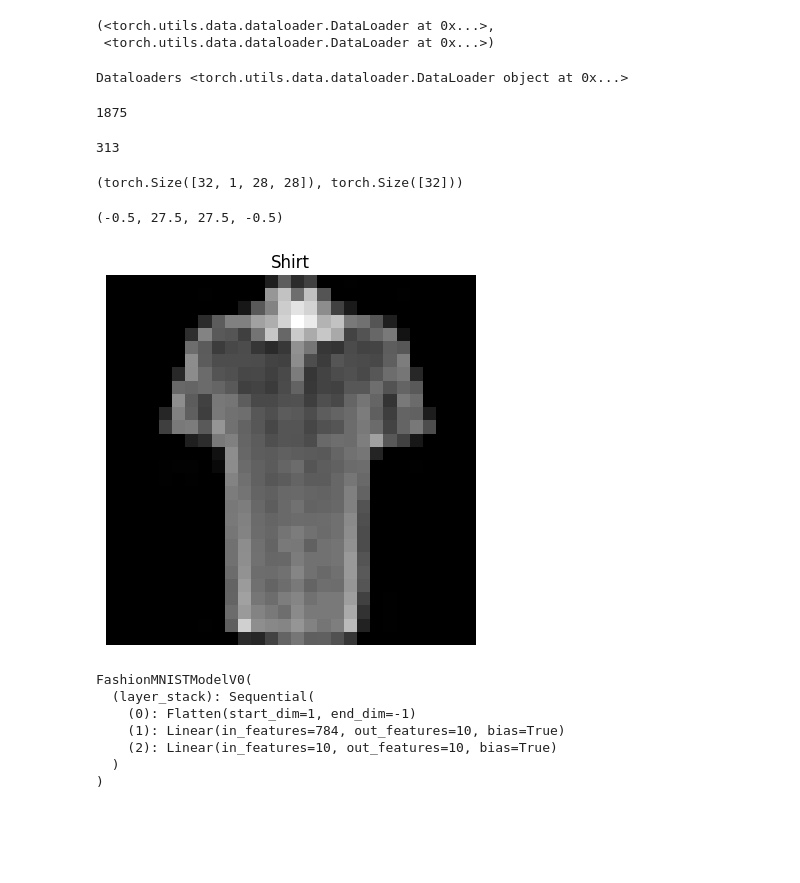
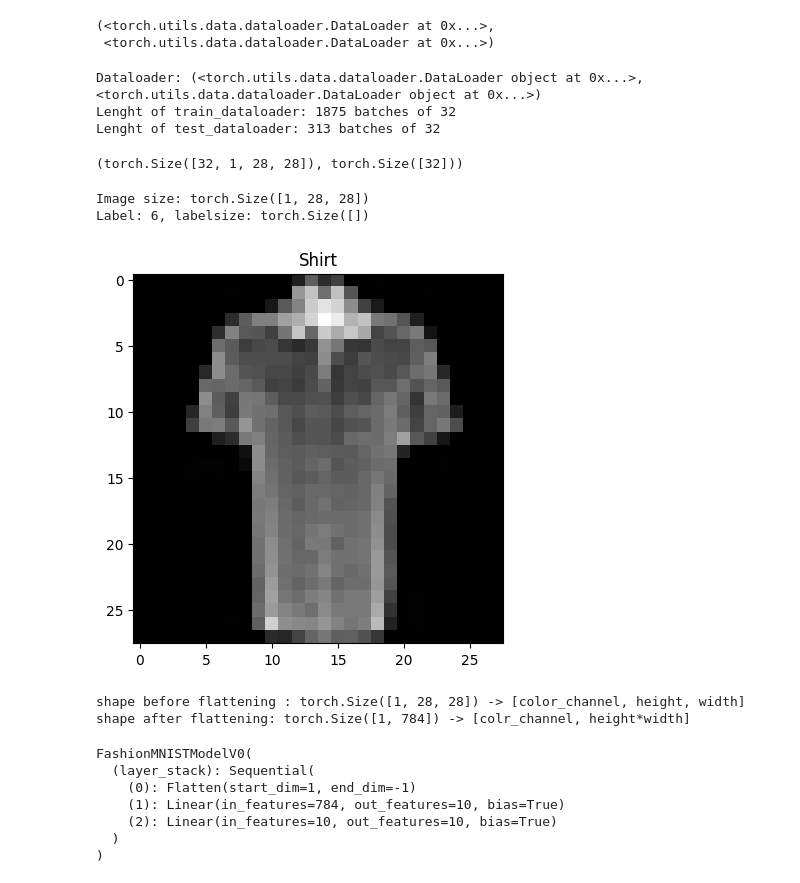
Before and after one commit to agoya27/Image-Classification-using-CNN, a Jupyter notebook: Image Classification using CNN.ipynb, the cells around one changed output. Saved outputs shown, nothing was run; the diff lists cells and outputs as text; code cells hidden in the pictures; blank space fills up the shorter version.

```diff
--- a/Image Classification using CNN.ipynb
+++ b/Image Classification using CNN.ipynb
@@ -55 +21,20 @@ Extracting data/FashionMNIST/raw/t10k-labels-idx1-ubyte.gz to data/FashionMNIST/
+# %%
+#Getting a dataset -> we will use fashion MNIST dataset
+
+#SETUP TRAINING DATA
+train_data = datasets.FashionMNIST(
+    root = "data", #where to download data to
+    train = True,  #do we want the training dataset
+    download = True,  #do we want to download data
+    transform = ToTensor(), #how do we want to transform the data
+    target_transform=None  #how do we want to transform the labels/target
+)
+
+test_data = datasets.FashionMNIST(
+    root = "data", #where to download data to
+    train = False,  #do we want the training dataset
+    download = True,  #do we want to download data
+    transform = ToTensor(), #how do we want to transform the data
+    target_transform=None  #how do we want to transform the labels/target
+)
 # %%
@@ -139,29 +135,25 @@ for i in range(1, rows*cols +1):
 # %% [output]
 [figure]
 # %%
-#PREPARE DATALOADER
-from torch.utils.data import dataloader
+#Prepare Dataloader -> DATALOADER CONVERTS OUR DATASET INTO A PYTHON ITERABLE, more specifically to break our data points into batches
+from torch.utils.data import DataLoader
 
 BATCH_SIZE = 32
 
-train_dataloader = dataloader.DataLoader(dataset = train_data, batch_size=BATCH_SIZE,shuffle=True)
-test_dataloader = dataloader.DataLoader(dataset = test_data, batch_size=BATCH_SIZE,shuffle=True)
+train_dataloader = DataLoader(dataset= train_data, batch_size= BATCH_SIZE, shuffle=True)
+
+test_dataloader = DataLoader(dataset=test_data,batch_size=BATCH_SIZE,shuffle=False)
 
 train_dataloader, test_dataloader
 # %% [output]
 (<torch.utils.data.dataloader.DataLoader at 0x...>,
  <torch.utils.data.dataloader.DataLoader at 0x...>)
-# %%
-#Let's check out what we have created
-print(f"Dataloaders { train_dataloader}")
-# %% [output]
-Dataloaders <torch.utils.data.dataloader.DataLoader object at 0x...>
-# %%
-len(train_dataloader) #Number of batches of size 32
-# %% [output]
-1875
-# %%
-len(test_dataloader) #Number of batches of size 32
-# %% [output]
-313
+# %%
+print(f"Dataloader: {train_dataloader, test_dataloader}")
+print(f"Lenght of train_dataloader: {len(train_dataloader)} batches of {BATCH_SIZE}")
+print(f"Lenght of test_dataloader: {len(test_dataloader)} batches of {BATCH_SIZE}")
+# %% [output]
+Dataloader: (<torch.utils.data.dataloader.DataLoader object at 0x...>, <torch.utils.data.dataloader.DataLoader object at 0x...>)
+Lenght of train_dataloader: 1875 batches of 32
+Lenght of test_dataloader: 313 batches of 32
 # %%
@@ -170,12 +163,15 @@ train_features_batch.shape, train_labels_batch.shape
 # %% [output]
 (torch.Size([32, 1, 28, 28]), torch.Size([32]))
 # %%
+#show a sample
 torch.manual_seed(42)
 random_idx = torch.randint(0,len(train_features_batch),size=[1]).item()
-img, label = train_features_batch[random_idx], train_labels_batch[random_idx]
+img,label = train_features_batch[random_idx],train_labels_batch[random_idx]
 plt.imshow(img.squeeze(),cmap="gray")
 plt.title(class_names[label])
-plt.axis(False)
+print(f"Image size: {img.shape}")
+print(f"Label: {label}, labelsize: {label.shape}")
 # %% [output]
-(-0.5, 27.5, 27.5, -0.5)
+Image size: torch.Size([1, 28, 28])
+Label: 6, labelsize: torch.Size([])
-[figure, old version]
+[figure, new version]
@@ -192,2 +178,19 @@ output = flatten_model(x)
+# %%
+#Start with a BASELINE MODEL -> BASELINE MODEL
+
+#CREATE A FLATTEN LAYER
+flatten_model = nn.Flatten()
+
+#Get a single sample
+x = train_features_batch[0]
+
+#Flatten the sample
+output = flatten_model(x)
+
+print(f"shape before flattening : {x.shape} -> [color_channel, height, width]")
+print(f"shape after flattening: {output.shape} -> [colr_channel, height*width]")
+# %% [output]
+shape before flattening : torch.Size([1, 28, 28]) -> [color_channel, height, width]
+shape after flattening: torch.Size([1, 784]) -> [colr_channel, height*width]
 # %%
 class FashionMNISTModelV0(nn.Module):
```
Also changed, not shown: parts of 102 cells of this notebook.
